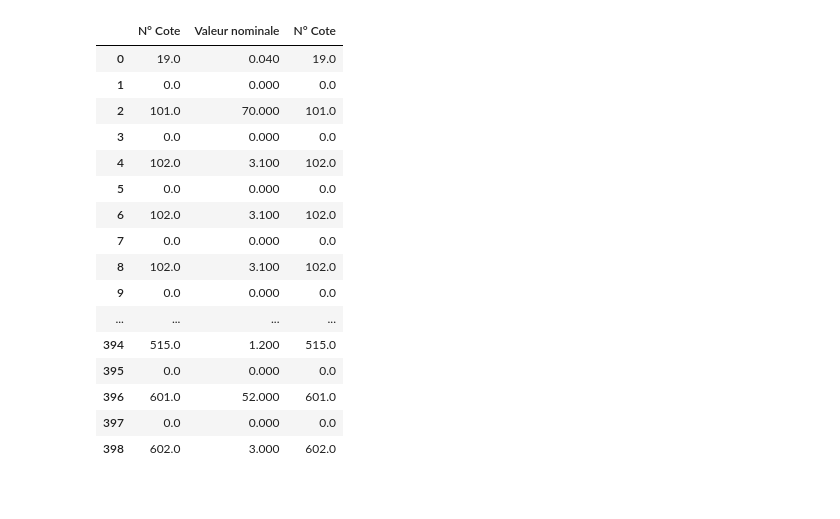
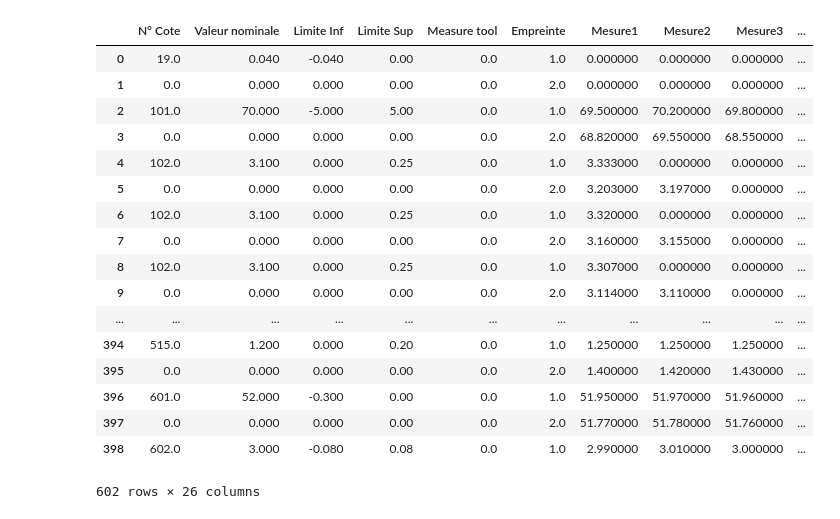
Before and after one commit to MouadErghout/DEVILLE-Dashboard, a Jupyter notebook: python/backend/interface1.ipynb, the cells around one changed output. Cells and saved outputs as stored; diff of their text form; code cells hidden in the pictures.

Commit message:
Toutes les interfaces finis

```diff
--- a/python/backend/interface1.ipynb
+++ b/python/backend/interface1.ipynb
@@ -9,35 +9,38 @@ import matplotlib.pyplot as plt
 # %%
 ## Interface 1, on veut concat les differents file
 ## Garder N°cote Valeur Nominale, Limite Inf', limite sup, tool et emprinte pour le premier file et concat les mesures et index pour le reste
 paths = ["./fot10_copie.xlsx","./fot11_copie.xlsx","./fot12_copie.xlsx"]
 
 liste_df = select_file.select_file(paths)
 liste_dc = clean_data.clean_data(liste_df)
-"""liste_to_concat = []
-for i in range(len(liste_dc)):
+colonnes_a_garder = ["Empreinte",	"Mesure1",	"Mesure2",	"Mesure3",	"Mesure4",	"Mesure5",	"Index"]
+liste_to_concat = []
+for i in range(len(liste_dc)): # pour chaque dataframe dans la liste
     if i == 0:
-        liste_to_concat.append(liste_dc[i]["N° Cote"])
+        liste_to_concat.append(liste_dc[i]) # on ajoute toute la premiere dataframe dans une liste
     else:
-        liste_dc[i][1]["N° Cote"]"""
+        df_selected = liste_dc[i][colonnes_a_garder] # on ajoute les dataframe sans les colonnes N° cote, valeur nominal etc pour pas répéter
+        liste_to_concat.append(df_selected)
 
-df = pd.concat([liste_dc[0]["N° Cote"],liste_dc[0]["Valeur nominale"],liste_dc[1]["N° Cote"]], axis=1)
 
+df = pd.concat(liste_to_concat, axis=1)
 df
 # %% [output]
-|  | N° Cote | Valeur nominale | N° Cote |
-| 0 | 19.0 | 0.040 | 19.0 |
-| 1 | 0.0 | 0.000 | 0.0 |
-| 2 | 101.0 | 70.000 | 101.0 |
-| 3 | 0.0 | 0.000 | 0.0 |
-| 4 | 102.0 | 3.100 | 102.0 |
-| 5 | 0.0 | 0.000 | 0.0 |
-| 6 | 102.0 | 3.100 | 102.0 |
-| 7 | 0.0 | 0.000 | 0.0 |
-| 8 | 102.0 | 3.100 | 102.0 |
-| 9 | 0.0 | 0.000 | 0.0 |
-| ... | ... | ... | ... |
-| 394 | 515.0 | 1.200 | 515.0 |
-| 395 | 0.0 | 0.000 | 0.0 |
-| 396 | 601.0 | 52.000 | 601.0 |
-| 397 | 0.0 | 0.000 | 0.0 |
-| 398 | 602.0 | 3.000 | 602.0 |
+|  | N° Cote | Valeur nominale | Limite Inf | Limite Sup | Measure tool | Empreinte | Mesure1 | Mesure2 | Mesure3 | ... |
+| 0 | 19.0 | 0.040 | -0.040 | 0.00 | 0.0 | 1.0 | 0.000000 | 0.000000 | 0.000000 | ... |
+| 1 | 0.0 | 0.000 | 0.000 | 0.00 | 0.0 | 2.0 | 0.000000 | 0.000000 | 0.000000 | ... |
+| 2 | 101.0 | 70.000 | -5.000 | 5.00 | 0.0 | 1.0 | 69.500000 | 70.200000 | 69.800000 | ... |
+| 3 | 0.0 | 0.000 | 0.000 | 0.00 | 0.0 | 2.0 | 68.820000 | 69.550000 | 68.550000 | ... |
+| 4 | 102.0 | 3.100 | 0.000 | 0.25 | 0.0 | 1.0 | 3.333000 | 0.000000 | 0.000000 | ... |
+| 5 | 0.0 | 0.000 | 0.000 | 0.00 | 0.0 | 2.0 | 3.203000 | 3.197000 | 0.000000 | ... |
+| 6 | 102.0 | 3.100 | 0.000 | 0.25 | 0.0 | 1.0 | 3.320000 | 0.000000 | 0.000000 | ... |
+| 7 | 0.0 | 0.000 | 0.000 | 0.00 | 0.0 | 2.0 | 3.160000 | 3.155000 | 0.000000 | ... |
+| 8 | 102.0 | 3.100 | 0.000 | 0.25 | 0.0 | 1.0 | 3.307000 | 0.000000 | 0.000000 | ... |
+| 9 | 0.0 | 0.000 | 0.000 | 0.00 | 0.0 | 2.0 | 3.114000 | 3.110000 | 0.000000 | ... |
+| ... | ... | ... | ... | ... | ... | ... | ... | ... | ... | ... |
+| 394 | 515.0 | 1.200 | 0.000 | 0.20 | 0.0 | 1.0 | 1.250000 | 1.250000 | 1.250000 | ... |
+| 395 | 0.0 | 0.000 | 0.000 | 0.00 | 0.0 | 2.0 | 1.400000 | 1.420000 | 1.430000 | ... |
+| 396 | 601.0 | 52.000 | -0.300 | 0.00 | 0.0 | 1.0 | 51.950000 | 51.970000 | 51.960000 | ... |
+| 397 | 0.0 | 0.000 | 0.000 | 0.00 | 0.0 | 2.0 | 51.770000 | 51.780000 | 51.760000 | ... |
+| 398 | 602.0 | 3.000 | -0.080 | 0.08 | 0.0 | 1.0 | 2.990000 | 3.010000 | 3.000000 | ... |
+602 rows × 26 columns
```
Also changed, not shown: 7 other files.
